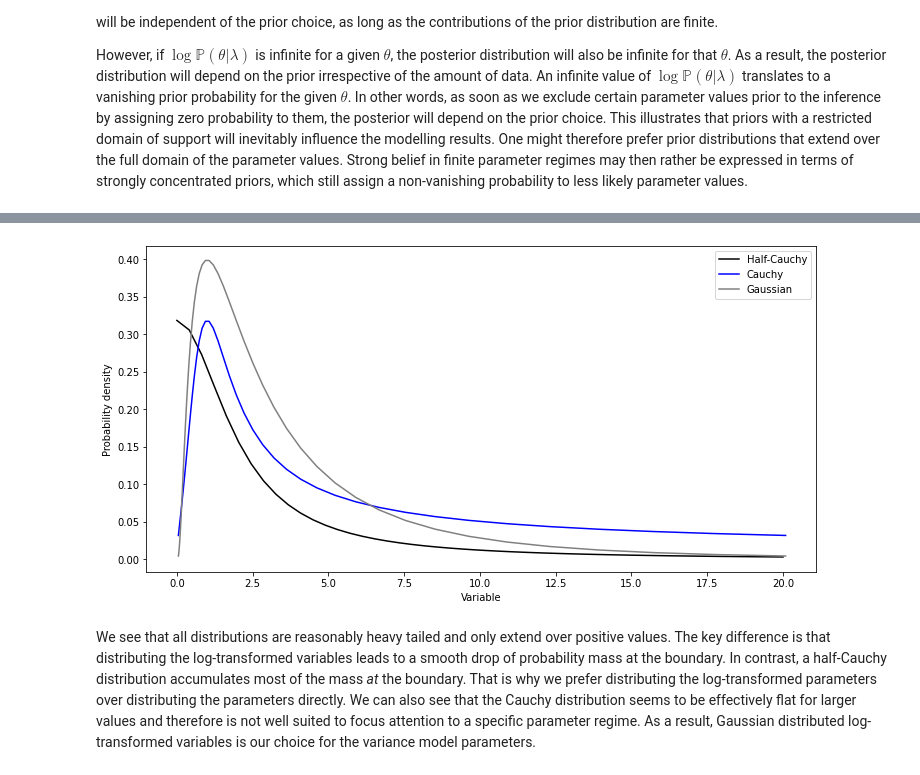
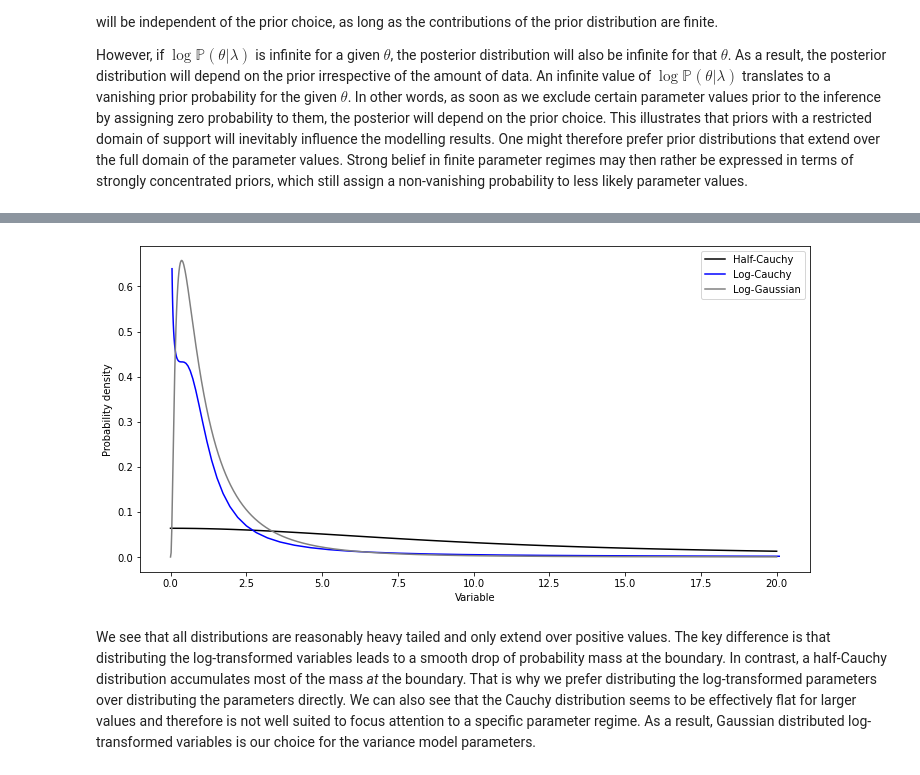
Before and after one commit to DavAug/ErlotinibGefitinib, a Jupyter notebook: control_growth_analysis.ipynb, the cells around one changed output, grey strips where cells are left out. Cells and saved outputs as stored; diff of their text form; code cells hidden in the pictures.

```diff
--- a/control_growth_analysis.ipynb
+++ b/control_growth_analysis.ipynb
@@ -485,50 +491,53 @@ This gives us a set of priors with hyperparameters $\lambda = (\lambda _V, \lamb
 
 import matplotlib.pyplot as plt
 import numpy as np
-from scipy.stats import cauchy, halfcauchy, norm
+from scipy.stats import cauchy, halfcauchy, lognorm, loggamma
 
 
 # Half-Cauchy
 samples_hc = np.linspace(0, 20)
-probs_hc = halfcauchy.pdf(samples_hc, scale=2)
+probs_hc = halfcauchy.pdf(samples_hc, scale=10)
 
 # Cauchy
 log_samples = np.linspace(-3, 3)
 probs_c = cauchy.pdf(log_samples, scale=1)
 
 # Transform samples of cauchy distribution back into linear space
 samples_c = np.exp(log_samples)
+probs_c = probs_c / samples_c  # Jacobian
 
-# Gaussian
-log_samples = np.linspace(-3, 3)
-probs_g = norm.pdf(log_samples, scale=1)
+# Log-Gaussian
+samples_lg = np.linspace(0, 20, num=1000)
+probs_lg = lognorm.pdf(samples_lg, s=1)
 
-# Transform samples of cauchy distribution back into linear space
-samples_g = np.exp(log_samples)
+# Log-Gamma
+samples_lga = np.linspace(0, 20, num=1000)
+probs_lga = loggamma.pdf(samples_lga, c=1)
+
 
 # Create plot of distribtuions
 fig = plt.figure(figsize=(12, 6))
 
 # Plot Half-Cauchy
 plt.plot(samples_hc, probs_hc, color='black', label='Half-Cauchy')
 
-# Plot Cauchy
-plt.plot(samples_c, probs_c, color='blue', label='Cauchy')
+# Plot Log-Cauchy
+plt.plot(samples_c, probs_c, color='blue', label='Log-Cauchy')
 
-# Plot Cauchy
-plt.plot(samples_g, probs_g, color='grey', label='Gaussian')
+# Plot Log-Gaussian
+plt.plot(samples_lg, probs_lg, color='grey', label='Log-Gaussian')
 
 # x and y labels
 plt.xlabel('Variable')
 plt.ylabel('Probability density')
 
 # Make legend
 plt.legend()
 
 # Show plot
 plt.show()
 # %% [output]
-[figure, old version]
+[figure, new version]
 # %% [markdown]
 We see that all distributions are reasonably heavy tailed and only extend over positive values. The key difference is that distributing the log-transformed variables leads to a smooth drop of probability mass at the boundary. In contrast, a half-Cauchy distribution accumulates most of the mass *at* the boundary. That is why we prefer distributing the log-transformed parameters over distributing the parameters directly. We can also see that the Cauchy distribution seems to be effectively flat for larger values and therefore is not well suited to focus attention to a specific parameter regime. As a result, Gaussian distributed log-transformed variables is our choice for the variance model parameters.
 # %% [markdown]
```
Also changed, not shown: parts of 23 cells of this notebook, 4 other files.
